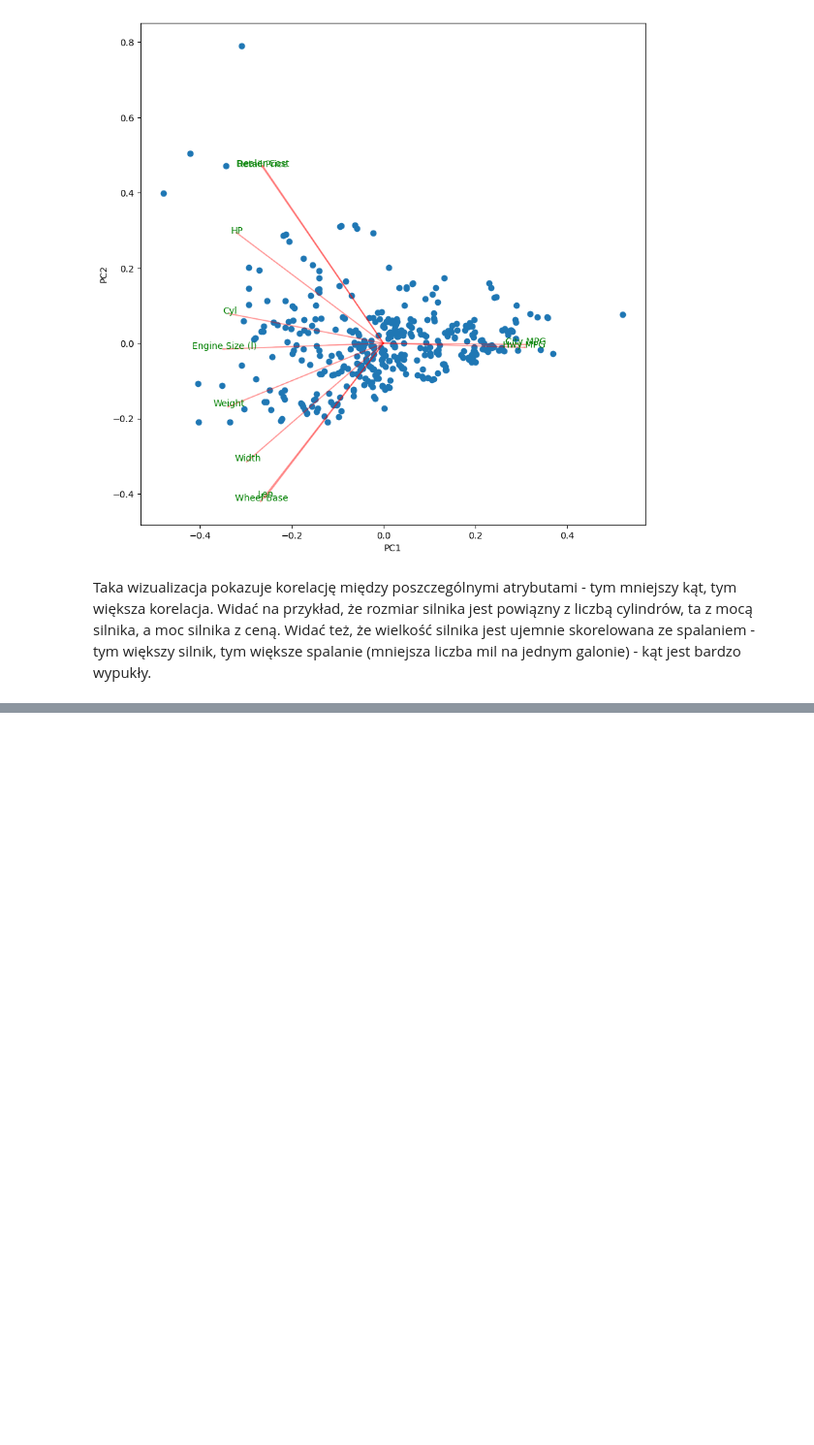
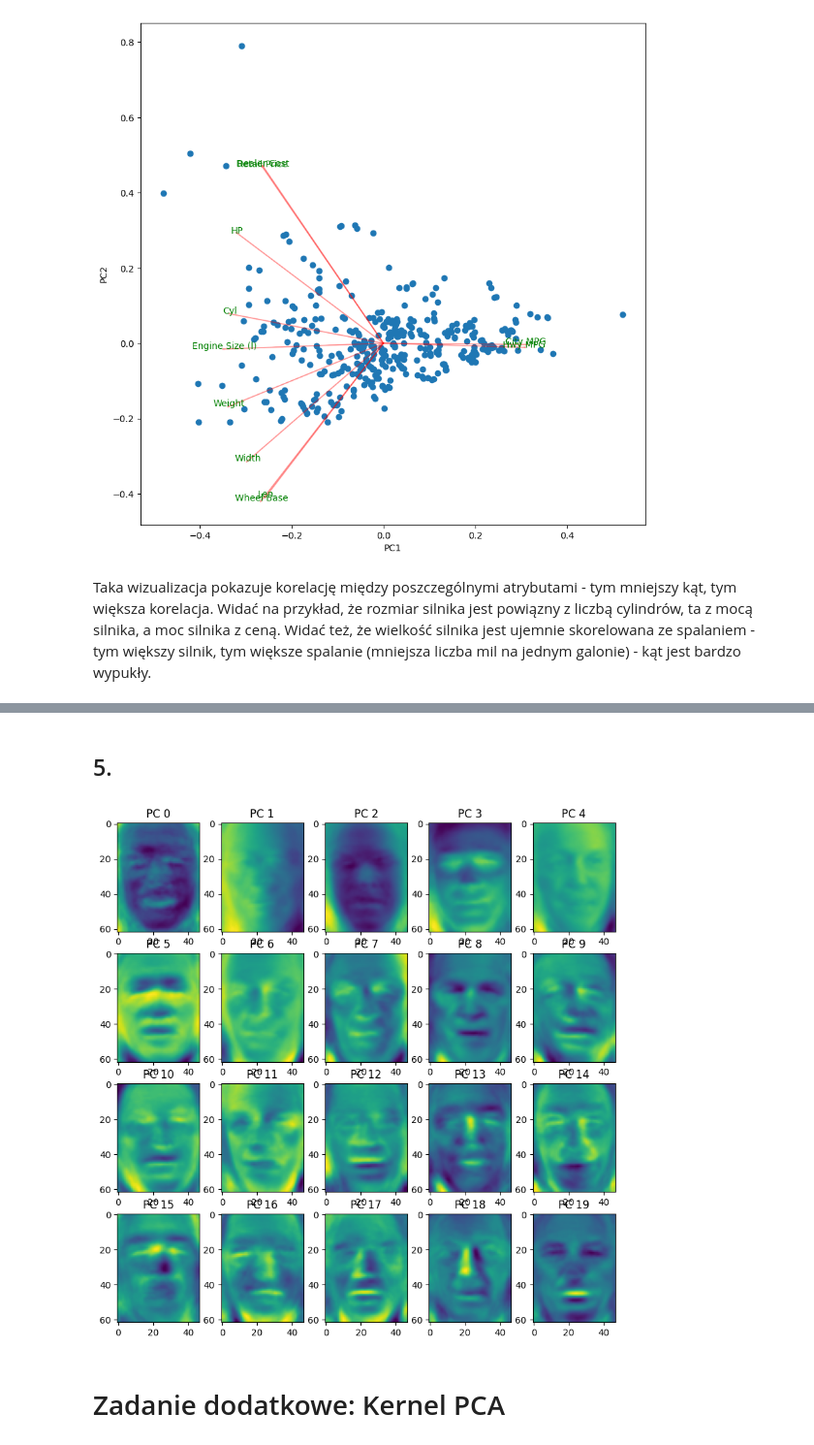
Before and after one commit to jupiterb/agh-data-science, a Jupyter notebook: 1/data_exploration/labs/lab1.ipynb, the cells around one changed output, grey strips where cells are left out. Shown at 97% size. Drawn from its saved outputs; the diff is of its cells as text; code cells hidden in the pictures; blank space fills up the shorter version.

```diff
--- a/1/data_exploration/labs/lab1.ipynb
+++ b/1/data_exploration/labs/lab1.ipynb
@@ -215,0 +331,20 @@ Taka wizualizacja pokazuje korelację między poszczególnymi atrybutami - tym m
+# %% [markdown]
+## 5.
+# %%
+# eigenfaces
+n_rows, n_cols = 4, 5
+n = n_rows * n_cols
+
+eigenfaces = lfw_pca.components_[:n].reshape((n, lfw_people.images.shape[1], lfw_people.images.shape[2]))
+
+fig, axs = plt.subplots(n_rows, n_cols, figsize=(10, 10))
+for row in range(n_rows):
+    for col in range(n_cols):
+        i = row * n_cols + col
+        axs[row, col].imshow(eigenfaces[i])
+        axs[row, col].set_title(f"PC {i}")
+plt.show()
+# %% [output]
+[figure, added]
+# %% [markdown]
+# Zadanie dodatkowe: Kernel PCA
```
Also changed, not shown: parts of 11 cells of this notebook.
